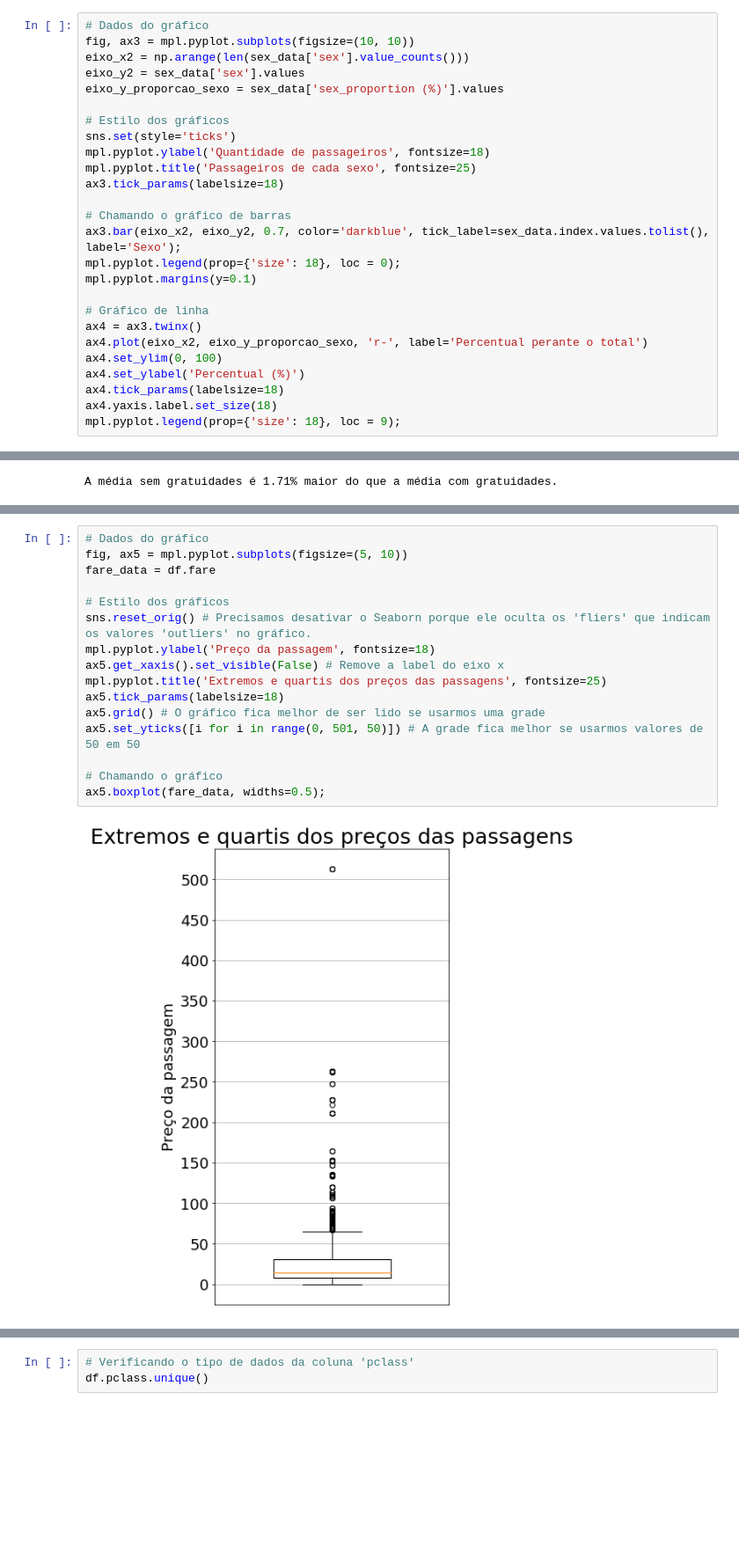
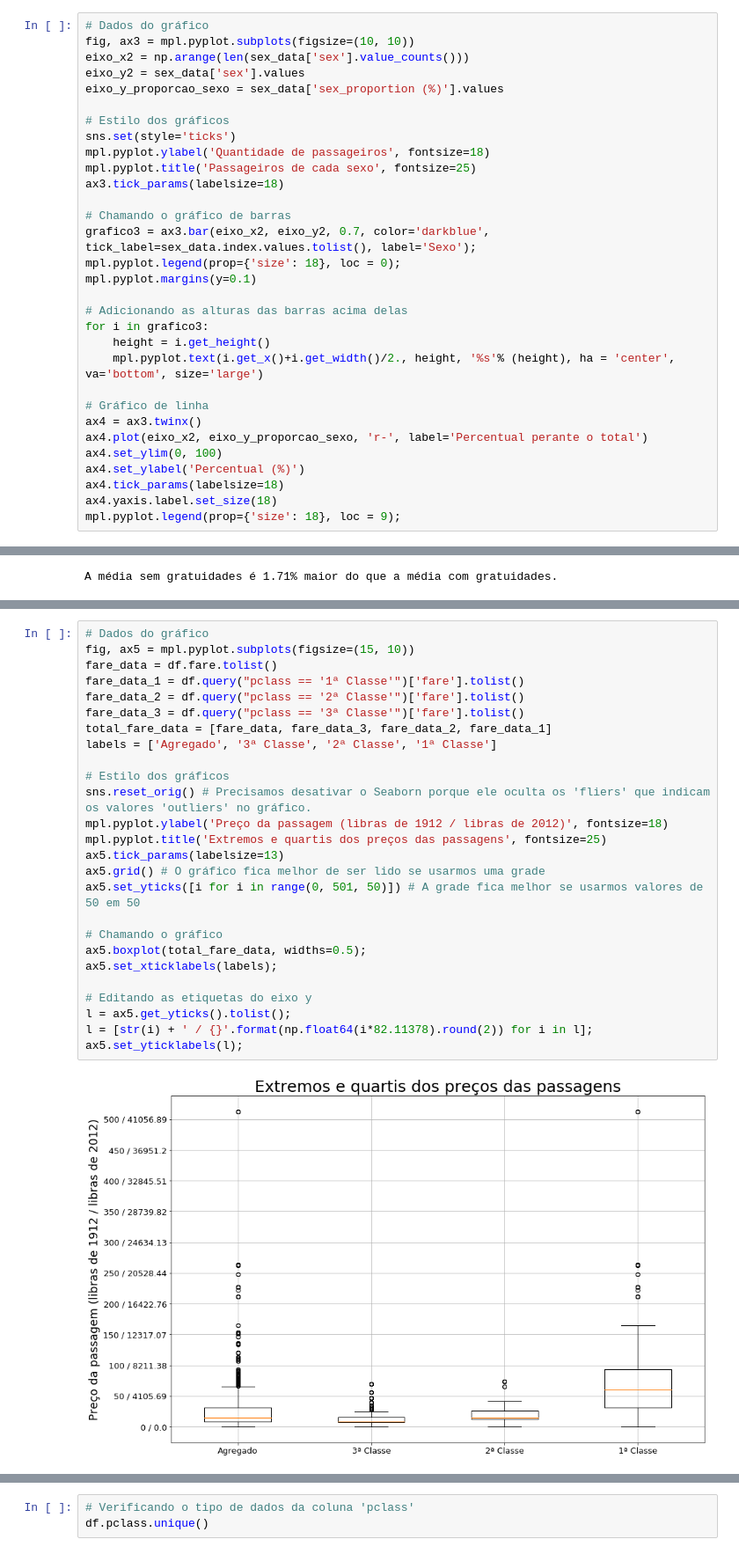
Before and after one commit to pedrohasantiago/udacity-titanic, a Jupyter notebook: analysis-report.ipynb, the cells around one changed output, grey strips where cells are left out. Shown at 88% size. Saved outputs shown, nothing was run; the diff lists cells and outputs as text; blank space fills up the shorter version.

Commit message:
Revisão até a pergunta 3
Explicações sobre gráficos e tabelas até a pergunta 3. Gráficos de preços complementados.

```diff
--- a/analysis-report.ipynb
+++ b/analysis-report.ipynb
@@ -468,9 +484,14 @@ mpl.pyplot.title('Passageiros de cada sexo', fontsize=25)
 ax3.tick_params(labelsize=18)
 
 # Chamando o gráfico de barras
-ax3.bar(eixo_x2, eixo_y2, 0.7, color='darkblue', tick_label=sex_data.index.values.tolist(), label='Sexo');
+grafico3 = ax3.bar(eixo_x2, eixo_y2, 0.7, color='darkblue', tick_label=sex_data.index.values.tolist(), label='Sexo');
 mpl.pyplot.legend(prop={'size': 18}, loc = 0);
 mpl.pyplot.margins(y=0.1)
+
+# Adicionando as alturas das barras acima delas
+for i in grafico3:
+    height = i.get_height()
+    mpl.pyplot.text(i.get_x()+i.get_width()/2., height, '%s'% (height), ha = 'center', va='bottom', size='large')
 
 # Gráfico de linha
 ax4 = ax3.twinx()
@@ -634,18 +700,28 @@ Para completar a resposta à pergunta, podemos fazer um diagrama de extremos e q
 # %%
 # Dados do gráfico
-fig, ax5 = mpl.pyplot.subplots(figsize=(5, 10))
-fare_data = df.fare
+fig, ax5 = mpl.pyplot.subplots(figsize=(15, 10))
+fare_data = df.fare.tolist()
+fare_data_1 = df.query("pclass == '1ª Classe'")['fare'].tolist()
+fare_data_2 = df.query("pclass == '2ª Classe'")['fare'].tolist()
+fare_data_3 = df.query("pclass == '3ª Classe'")['fare'].tolist()
+total_fare_data = [fare_data, fare_data_3, fare_data_2, fare_data_1]
+labels = ['Agregado', '3ª Classe', '2ª Classe', '1ª Classe']
 
 # Estilo dos gráficos
 sns.reset_orig() # Precisamos desativar o Seaborn porque ele oculta os 'fliers' que indicam os valores 'outliers' no gráfico.
-mpl.pyplot.ylabel('Preço da passagem', fontsize=18)
-ax5.get_xaxis().set_visible(False) # Remove a label do eixo x
+mpl.pyplot.ylabel('Preço da passagem (libras de 1912 / libras de 2012)', fontsize=18)
 mpl.pyplot.title('Extremos e quartis dos preços das passagens', fontsize=25)
-ax5.tick_params(labelsize=18)
+ax5.tick_params(labelsize=13)
 ax5.grid() # O gráfico fica melhor de ser lido se usarmos uma grade
 ax5.set_yticks([i for i in range(0, 501, 50)]) # A grade fica melhor se usarmos valores de 50 em 50
 
 # Chamando o gráfico
-ax5.boxplot(fare_data, widths=0.5);
+ax5.boxplot(total_fare_data, widths=0.5);
+ax5.set_xticklabels(labels);
+
+# Editando as etiquetas do eixo y
+l = ax5.get_yticks().tolist();
+l = [str(i) + ' / {}'.format(np.float64(i*82.11378).round(2)) for i in l];
+ax5.set_yticklabels(l);
 # %% [output]
-[figure, old version]
+[figure, new version]
```
Also changed, not shown: parts of 46 cells of this notebook, 1 other file.
